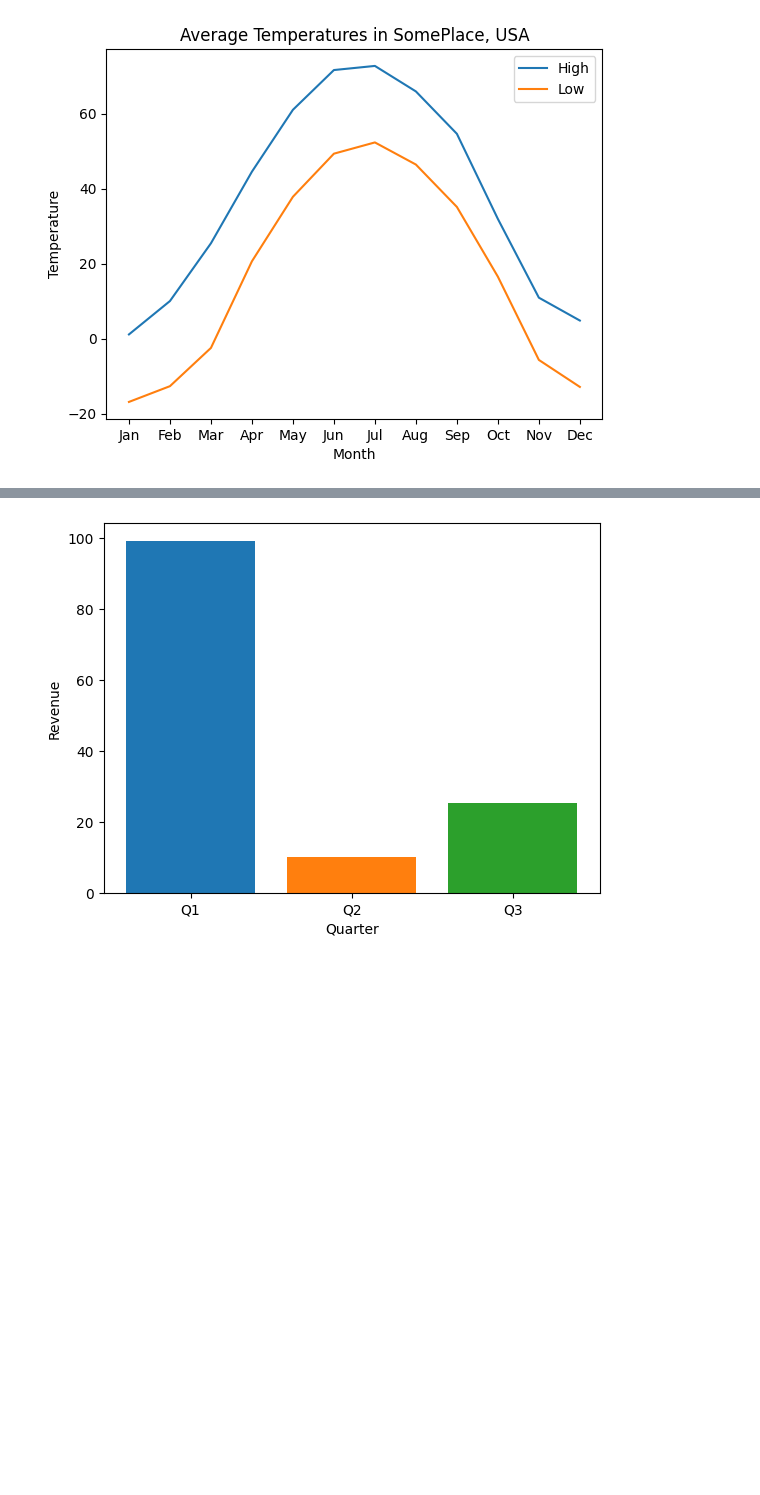
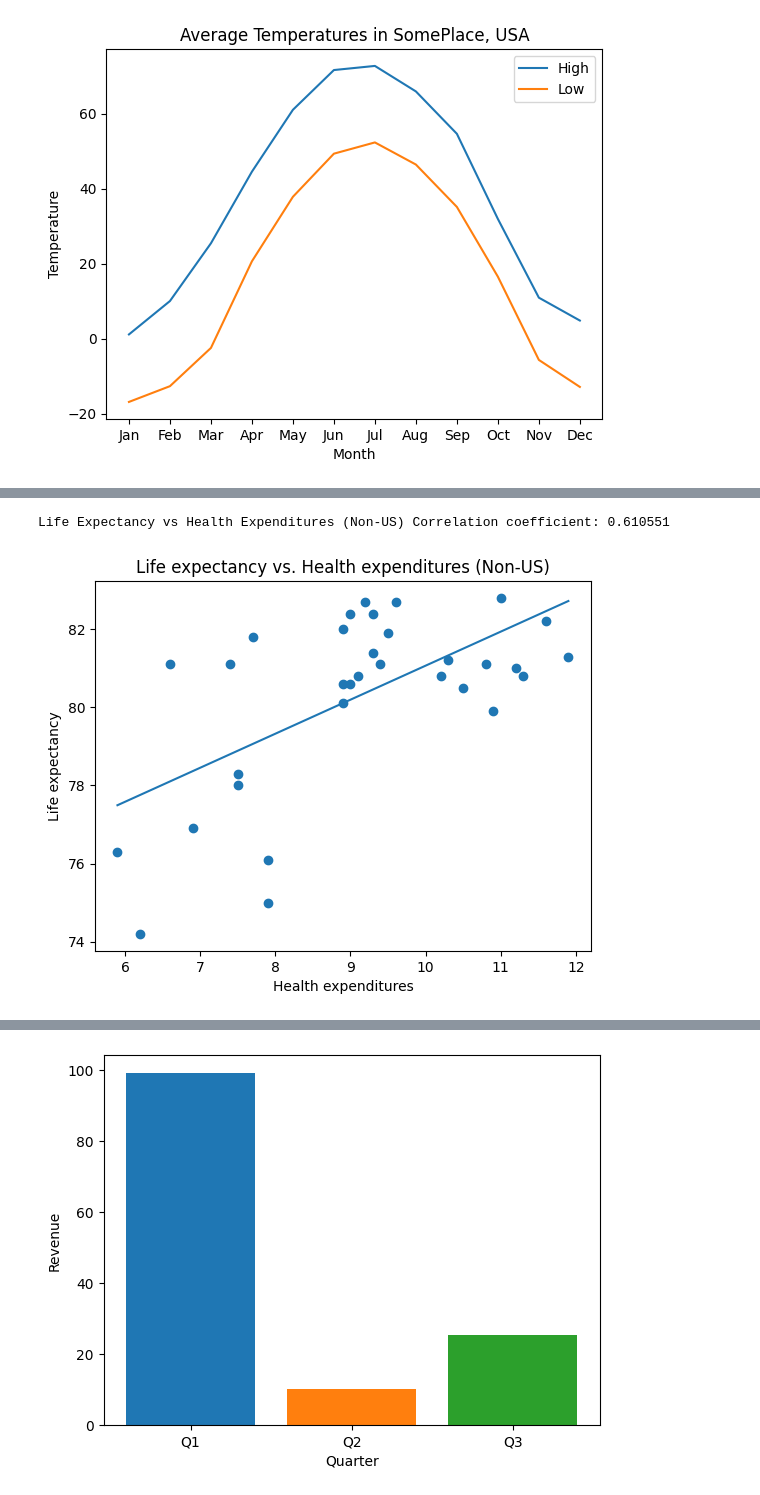
Before and after one commit to bryan-curtis-hbap/pds, a Jupyter notebook: HBAP_PDS_CS50_Week05.ipynb, the cells around one changed output, grey strips where cells are left out. Cells and saved outputs as stored; diff of their text form; code cells hidden in the pictures; blank space fills up the shorter version.

```diff
--- a/HBAP_PDS_CS50_Week05.ipynb
+++ b/HBAP_PDS_CS50_Week05.ipynb
@@ -30,0 +69,40 @@ pyplot.show()
+# %%
+#Question 4: Part 1: Life Expectancy vs. Per Health Expenditures (Non-US)
+########################################################
+import csv
+import scipy.stats
+import matplotlib.pyplot
+
+lifeexp = []
+healthex = []
+
+excluded_countries = ['United States']
+reader = csv.DictReader(open('/content/oecd.csv')) #/content/oecd.csv
+
+for row in reader :
+  if row['Country'] not in excluded_countries :
+    lifeexp.append(float(row['Life expectancy']))
+    healthex.append(float(row['Health expenditures']))
+
+r = scipy.stats.linregress(healthex, lifeexp)
+slope = r[0]
+intercept = r[1]
+correlation = r[2]
+print('Life Expectancy vs Health Expenditures (Non-US) Correlation coefficient: %f' % correlation)
+
+matplotlib.pyplot.scatter(healthex, lifeexp)
+
+x1 = min(healthex)
+y1 = intercept + slope * x1
+x2 = max(healthex)
+y2 = intercept + slope * x2
+matplotlib.pyplot.plot([x1,x2], [y1,y2])
+matplotlib.pyplot.title('Life expectancy vs. Health expenditures (Non-US)')
+matplotlib.pyplot.xlabel('Health expenditures')
+matplotlib.pyplot.ylabel('Life expectancy')
+matplotlib.pyplot.savefig('/plot_life_vs_health.png')
+
+##########################################################
+# %% [output]
+Life Expectancy vs Health Expenditures (Non-US) Correlation coefficient: 0.610551
+[figure, added]
```
Also changed, not shown: parts of 2 cells of this notebook.
